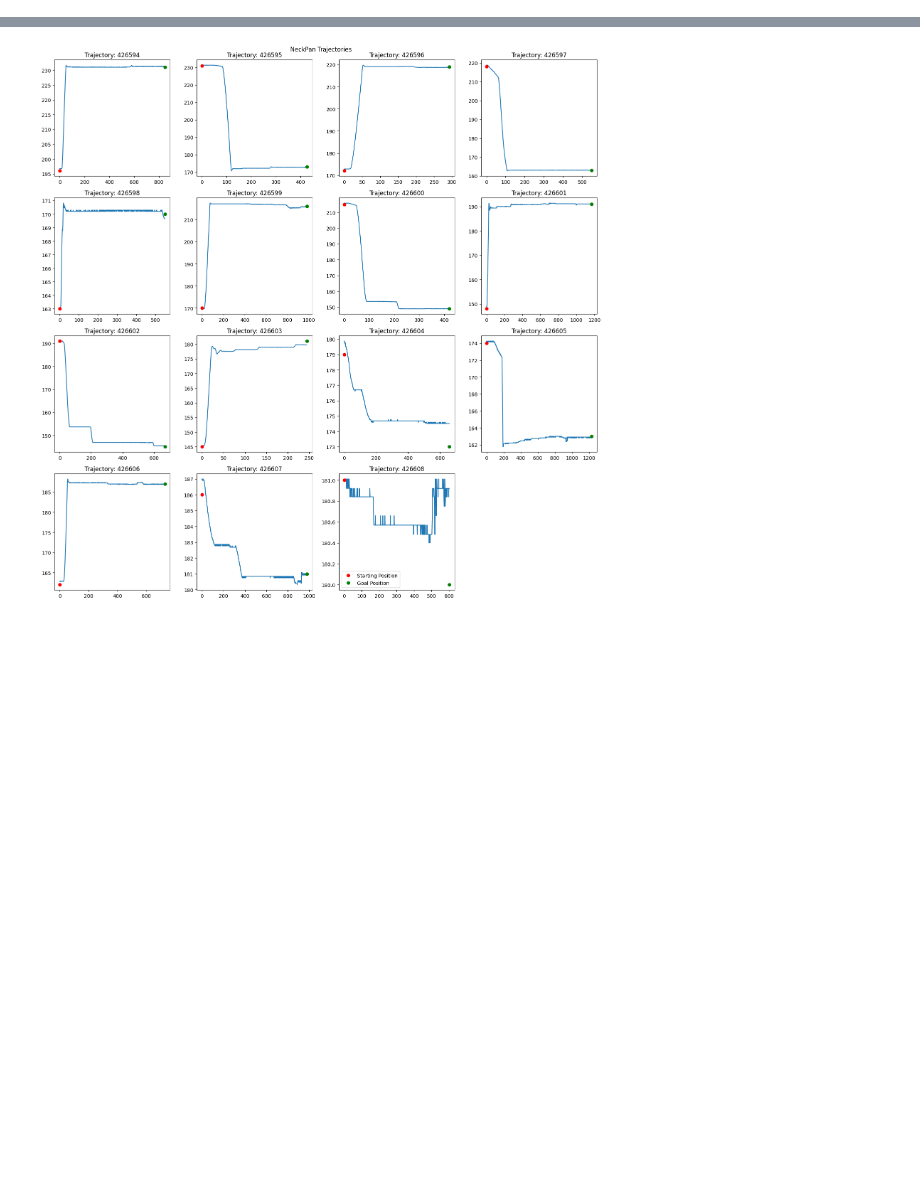
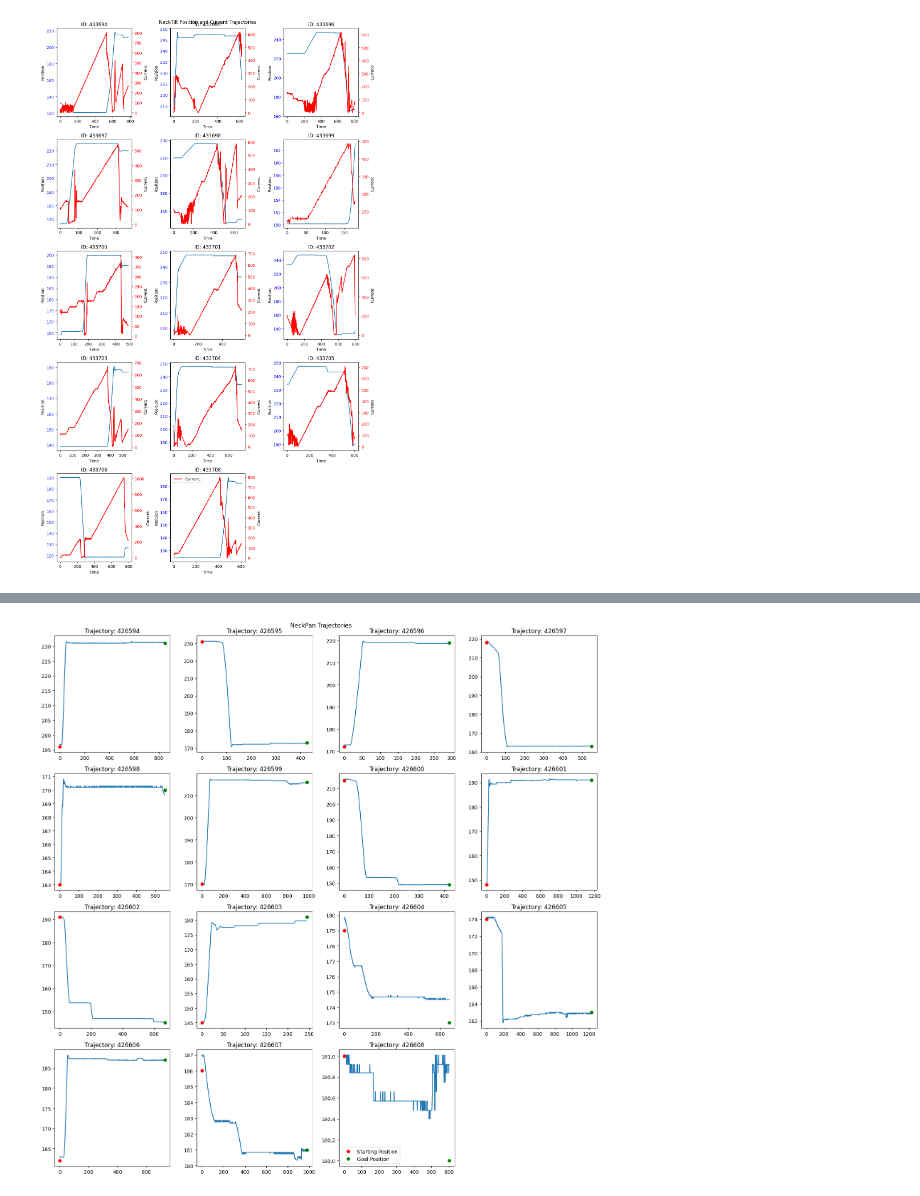
Before and after one commit to ikaros-project/ikaros, a Jupyter notebook: Source/Modules/RobotModules/CompliantRobot/CurrentPositionMapping/PlotTrajectories.ipynb, the cells around one changed output, grey strips where cells are left out. Saved outputs shown, nothing was run; the diff lists cells and outputs as text; code cells hidden in the pictures; blank space fills up the shorter version.

Commit message:
current and position in same plot

```diff
--- a/Source/Modules/RobotModules/CompliantRobot/CurrentPositionMapping/PlotTrajectories.ipynb
+++ b/Source/Modules/RobotModules/CompliantRobot/CurrentPositionMapping/PlotTrajectories.ipynb
@@ -114,0 +161,4 @@ trajectories = {key: all_trajectories[key] for key in list(all_trajectories.keys
+# %%
+plot_one_servo_traj_with_current(trajectories, currents, mapping_metrics, 'NeckTilt', plots_per_row=3, filter=filter_by_overshot)
+# %% [output]
+[figure, added]
```
Also changed, not shown: parts of 4 cells of this notebook.
